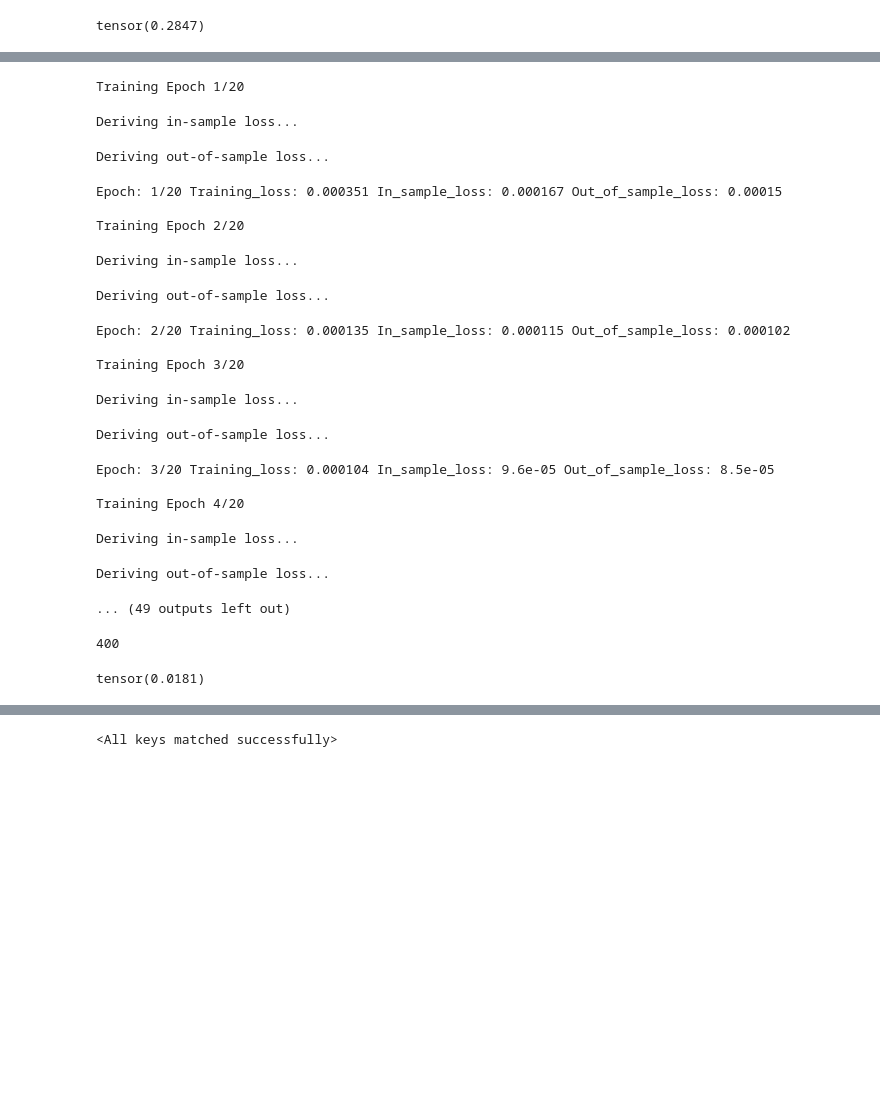
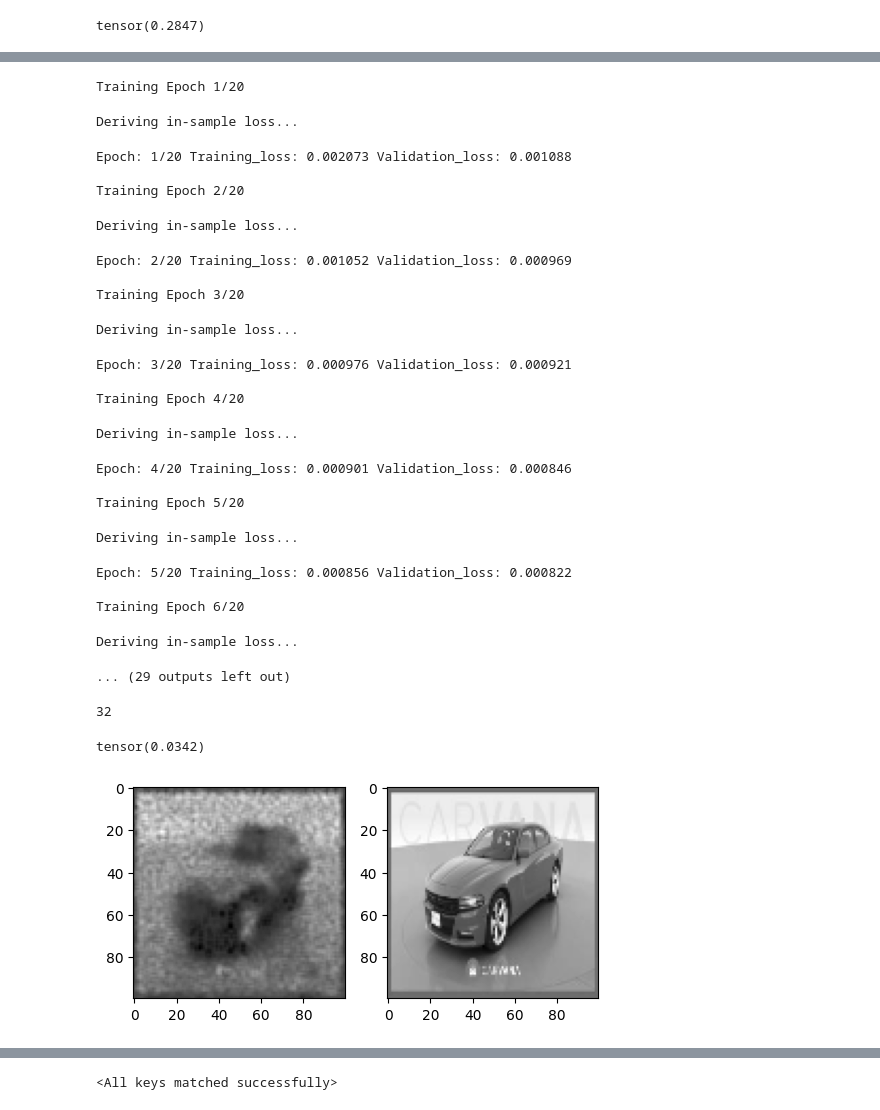
Before and after one commit to Oreolorun/NeuralNetsPractice, a Jupyter notebook: Autoencoder_Notebook.ipynb, the cells around one changed output, grey strips where cells are left out. Cells and saved outputs as stored; diff of their text form; code cells hidden in the pictures; blank space fills up the shorter version.

```diff
--- a/Autoencoder_Notebook.ipynb
+++ b/Autoencoder_Notebook.ipynb
@@ -555,47 +688,60 @@ def train_model(network, epochs, loss_function, opt, train_loader, val_loader, a
 # %%
-model = ConvAutoEncoder_x()
+model = UpScaler()
 model.to(device)
 
 loss_fn = nn.MSELoss()
 
-optimizer = torch.optim.Adam(model.parameters(), lr=3e-4)
+optimizer = torch.optim.Adam(model.parameters(), lr=1e-3)
 epochs = 20
 
-train_model(network=model, epochs=epochs, loss_function=loss_fn,
-            opt=optimizer, train_loader=train_dl, val_loader=val_dl,
-            anomaly_loader=anomaly_dl)
+metrics = train_model(network=model, epochs=epochs, loss_function=loss_fn,
+                      opt=optimizer, train_loader=train_dl, val_loader=val_dl)
 # %% [output]
 Training Epoch 1/20
 Deriving in-sample loss...
-Deriving out-of-sample loss...
+Epoch: 1/20 Training_loss: 0.002073 Validation_loss: 0.001088
+
+Training Epoch 2/20
-Epoch: 1/20 Training_loss: 0.000351 In_sample_loss: 0.000167 Out_of_sample_loss: 0.00015
-
-Training Epoch 2/20
+Deriving in-sample loss...
-Deriving in-sample loss...
+Epoch: 2/20 Training_loss: 0.001052 Validation_loss: 0.000969
+
+Training Epoch 3/20
-Deriving out-of-sample loss...
+Deriving in-sample loss...
-Epoch: 2/20 Training_loss: 0.000135 In_sample_loss: 0.000115 Out_of_sample_loss: 0.000102
+Epoch: 3/20 Training_loss: 0.000976 Validation_loss: 0.000921
 
-Training Epoch 3/20
+Training Epoch 4/20
 Deriving in-sample loss...
-Deriving out-of-sample loss...
+Epoch: 4/20 Training_loss: 0.000901 Validation_loss: 0.000846
+
+Training Epoch 5/20
-Epoch: 3/20 Training_loss: 0.000104 In_sample_loss: 9.6e-05 Out_of_sample_loss: 8.5e-05
-
-Training Epoch 4/20
+Deriving in-sample loss...
-Deriving in-sample loss...
+Epoch: 5/20 Training_loss: 0.000856 Validation_loss: 0.000822
+
+Training Epoch 6/20
-Deriving out-of-sample loss...
+Deriving in-sample loss...
-... (49 outputs left out)
+... (29 outputs left out)
 # %%
-for lb, img in test_dl:
+for img, lb in test_dl:
   print(len(img))
   break
 # %% [output]
-400
+32
 # %%
 model.eval()
 with torch.no_grad():
-  out = model(lb.to(device))
+  out = model(img.to(device))
 # %%
-F.mse_loss(out[1].cpu(), lb[1])
+F.mse_loss(out[27].cpu(), lb[27])
 # %% [output]
-tensor(0.0181)
+tensor(0.0342)
+# %%
+def plot_upscaled(idx):
+  fig, axes = plt.subplots(1, 2, dpi=100)
+  axes[0].imshow(out[idx].cpu().view(100,100), cmap='gray')
+  axes[1].imshow(lb[idx].cpu().view(100,100), cmap='gray')
+  pass
+# %%
+plot_upscaled(8)
+# %% [output]
+[figure, added]
 # %%
```
Also changed, not shown: parts of 45 cells of this notebook.
